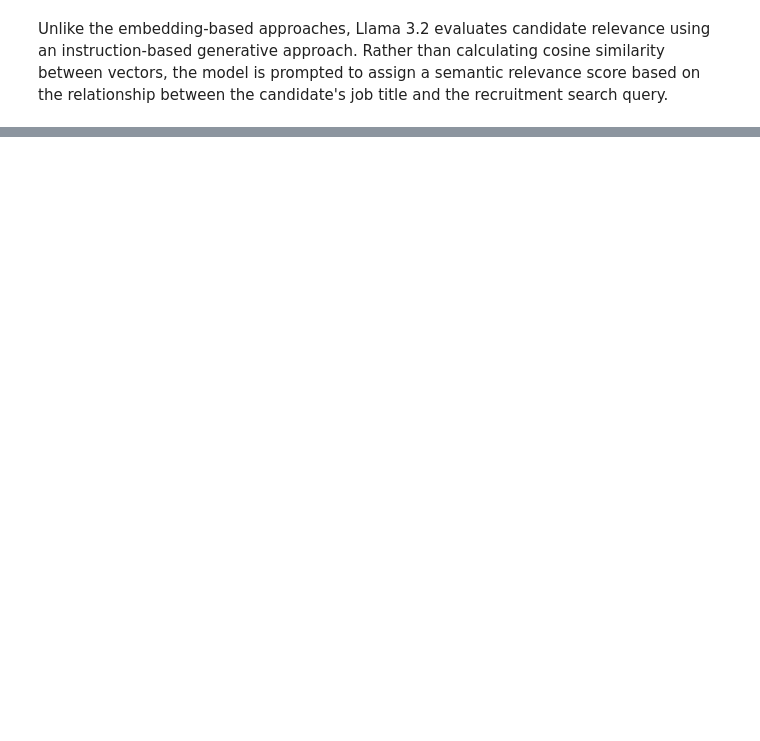
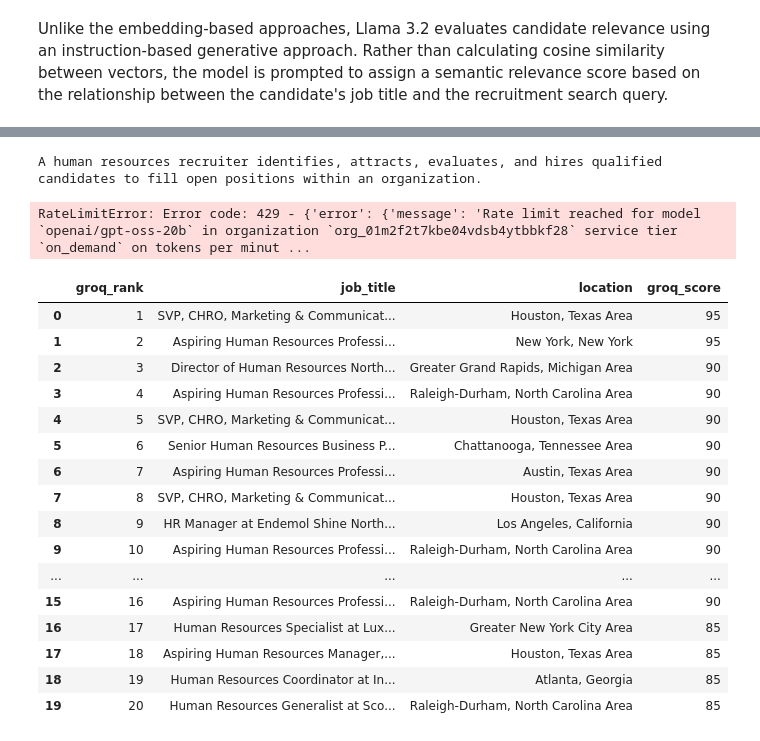
Before and after one commit to DillonR03/Potential-Talents-Candidate-Ranking-Model, a Jupyter notebook: PotentialTalentsNotebook.ipynb, the cells around one changed output, grey strips where cells are left out. Drawn from its saved outputs; the diff is of its cells as text; code cells hidden in the pictures; blank space fills up the shorter version.

```diff
--- a/PotentialTalentsNotebook.ipynb
+++ b/PotentialTalentsNotebook.ipynb
@@ -999,0 +1388,15 @@ Unlike the embedding-based approaches, Llama 3.2 evaluates candidate relevance u
+# %%
+response = client.chat.completions.create(
+    model="openai/gpt-oss-20b",
+    messages=[
+        {
+            "role": "user",
+            "content": "Explain what a human resources recruiter does in one sentence."
+        }
+    ],
+    temperature=0
+)
+
+print(response.choices[0].message.content)
+# %% [output]
+A human resources recruiter identifies, attracts, evaluates, and hires qualified candidates to fill open positions within an organization.
@@ -999,0 +1475,50 @@ Unlike the embedding-based approaches, Llama 3.2 evaluates candidate relevance u
+# %%
+df["groq_score"] = df["job_title"].apply(
+    lambda x: groq_candidate_score(
+        x,
+        search_query
+    )
+)
+# %% [output]
+RateLimitError: Error code: 429 - {'error': {'message': 'Rate limit reached for model `openai/gpt-oss-20b` in organization `org_01m2f2t7kbe04vdsb4ytbbkf28` service tier `on_demand` on tokens per minut ...
+# %%
+groq_ranked = (
+    df
+    .sort_values(
+        "groq_score",
+        ascending=False
+    )
+    .reset_index(drop=True)
+)
+
+groq_ranked["groq_rank"] = range(
+    1,
+    len(groq_ranked) + 1
+)
+# %%
+groq_ranked[
+    [
+        "groq_rank",
+        "job_title",
+        "location",
+        "groq_score"
+    ]
+].head(20)
+# %% [output]
+|  | groq_rank | job_title | location | groq_score |
+| 0 | 1 | SVP, CHRO, Marketing & Communicat... | Houston, Texas Area | 95 |
+| 1 | 2 | Aspiring Human Resources Professi... | New York, New York | 95 |
+| 2 | 3 | Director of Human Resources North... | Greater Grand Rapids, Michigan Area | 90 |
+| 3 | 4 | Aspiring Human Resources Professi... | Raleigh-Durham, North Carolina Area | 90 |
+| 4 | 5 | SVP, CHRO, Marketing & Communicat... | Houston, Texas Area | 90 |
+| 5 | 6 | Senior Human Resources Business P... | Chattanooga, Tennessee Area | 90 |
+| 6 | 7 | Aspiring Human Resources Professi... | Austin, Texas Area | 90 |
+| 7 | 8 | SVP, CHRO, Marketing & Communicat... | Houston, Texas Area | 90 |
+| 8 | 9 | HR Manager at Endemol Shine North... | Los Angeles, California | 90 |
+| 9 | 10 | Aspiring Human Resources Professi... | Raleigh-Durham, North Carolina Area | 90 |
+| ... | ... | ... | ... | ... |
+| 15 | 16 | Aspiring Human Resources Professi... | Raleigh-Durham, North Carolina Area | 90 |
+| 16 | 17 | Human Resources Specialist at Lux... | Greater New York City Area | 85 |
+| 17 | 18 | Aspiring Human Resources Manager,... | Houston, Texas Area | 85 |
+| 18 | 19 | Human Resources Coordinator at In... | Atlanta, Georgia | 85 |
+| 19 | 20 | Human Resources Generalist at Sco... | Raleigh-Durham, North Carolina Area | 85 |
```
Also changed, not shown: parts of 27 cells of this notebook, 1 other file.
